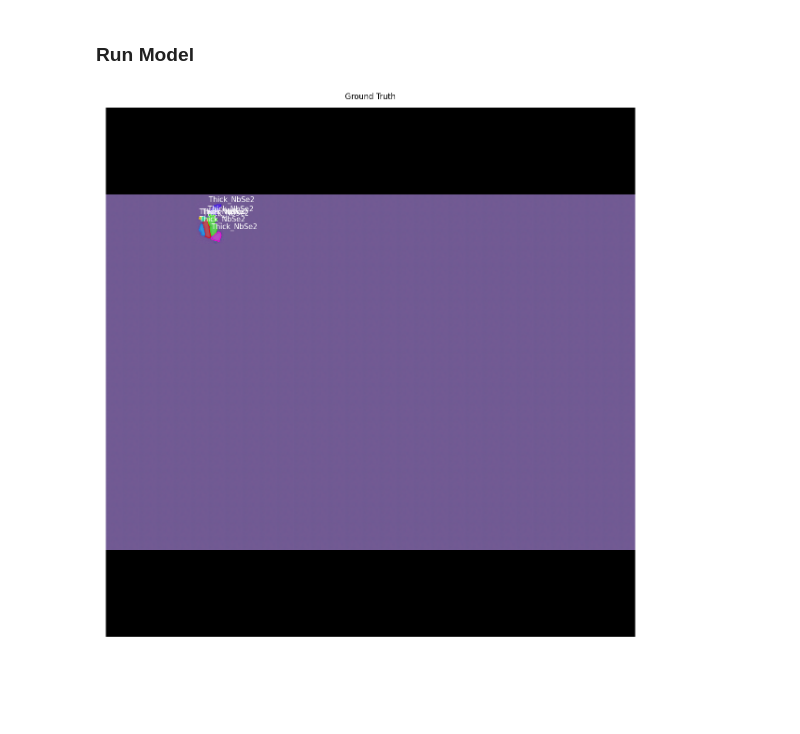
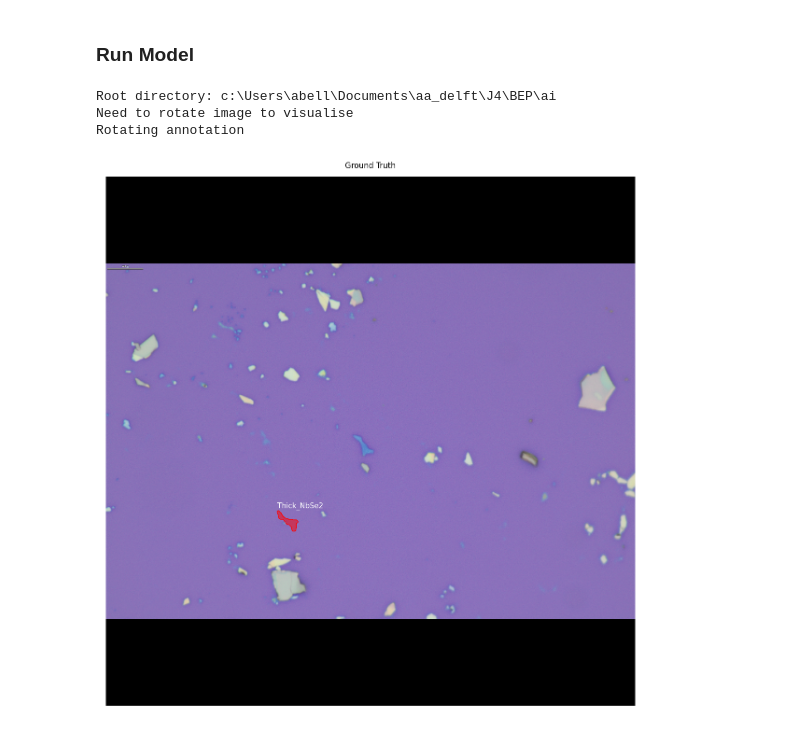
Before and after one commit to gtgottlieb/tdmms_DL, a Jupyter notebook: inspect_model.ipynb, the cells around one changed output. Drawn from its saved outputs; the diff is of its cells as text; code cells hidden in the pictures; blank space fills up the shorter version.

Commit message:
integrated splitting, steps to rotate portrait images for visualisation

```diff
--- a/inspect_model.ipynb
+++ b/inspect_model.ipynb
@@ -52,12 +54,13 @@ config = InferenceConfig()
 # %%
 utils.check_dir_setup(ROOT_DIR, (0.8, 0.1, 0.1))
 
-_, _, test = utils.load_train_val_datasets(ROOT_DIR)
+train, _, test = utils.load_train_val_datasets(ROOT_DIR)
 
 split = bepDataset()
 split.load_dir(os.path.join(ROOT_DIR, 'data'), 'batchsplit', reload_annotations=False)
 split.prepare()
 
+print("BEP Train NbSe2 images: {} | Classes: {}".format(len(train.image_ids), train.class_names))
 print("BEP Test NbSe2 images: {} | Classes: {}".format(len(test.image_ids), test.class_names))
 print("BEP Split NbSe2 images: {} | Classes: {}".format(len(split.image_ids), split.class_names))
 # %% [output]
@@ -82,9 +83,12 @@ NbSe2 Model, loading weights c:\Users\abell\Documents\aa_delft\J4\BEP\ai\weights
 # %% [markdown]
 ### **Run Model**
 # %%
-run_model = utils.runModel(model_NbSe2, config, plot_size=15)
+run_model = utils.runModel(model_NbSe2, config, plot_size=15, iteration_index=14)
 # %%
 # run_model.run(image_idx=9, dataset=split)
-run_model.gt(dataset=split, rand=True, show_bbox=False)
+run_model.gt(dataset=train, filename='Mike1_s3_2711_f4_1_img', show_bbox=False)
 # %% [output]
+Root directory: c:\Users\abell\Documents\aa_delft\J4\BEP\ai
+Need to rotate image to visualise
+Rotating annotation
-[figure, old version]
+[figure, new version]
```
Also changed, not shown: parts of 5 cells of this notebook, 3 other files.
